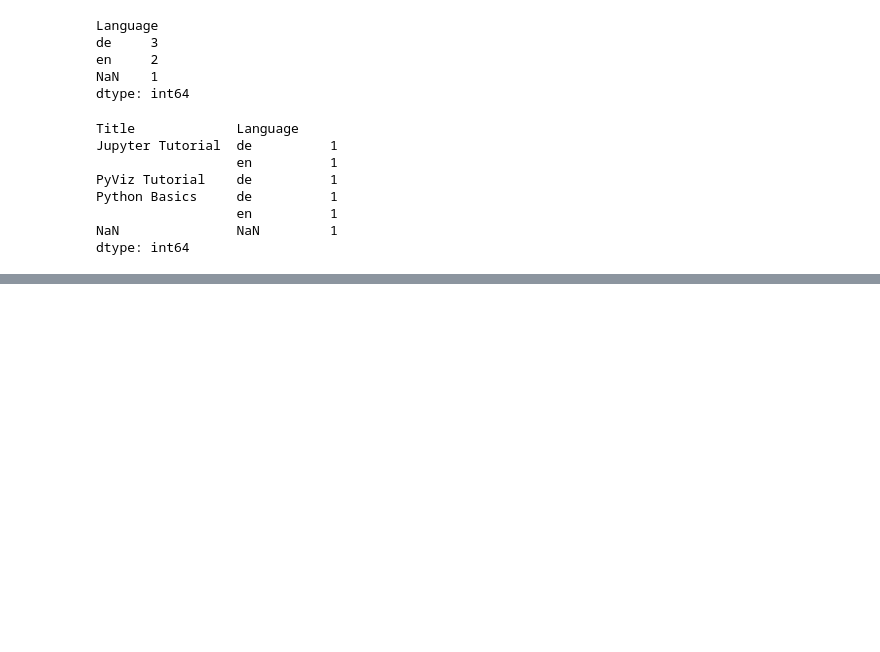
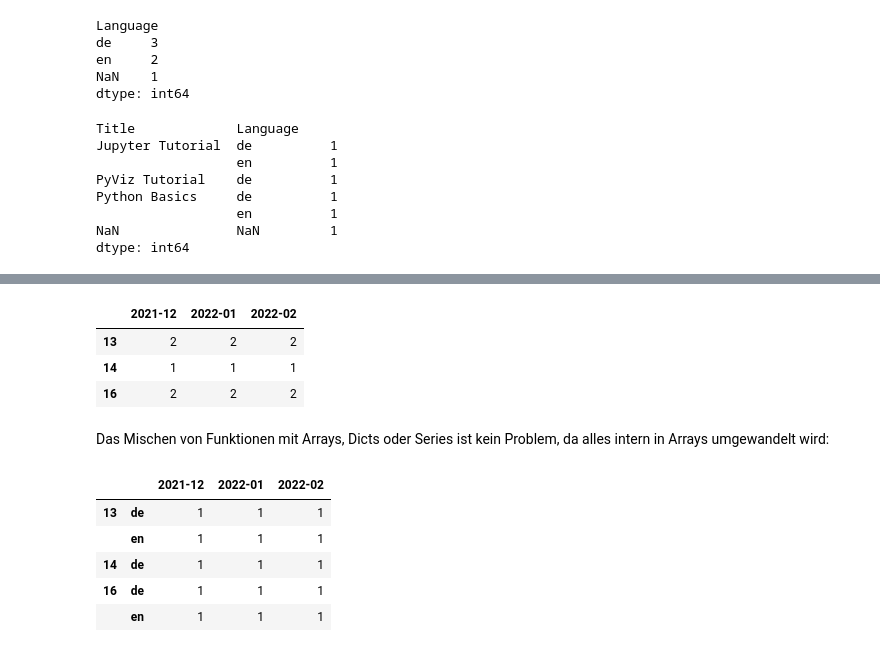
Before and after one commit to cusyio/Python4DataScience-de, a Jupyter notebook: docs/workspace/pandas/group-operations.ipynb, the cells around one changed output, grey strips where cells are left out. Cells and saved outputs as stored; diff of their text form; code cells hidden in the pictures; blank space fills up the shorter version.

```diff
--- a/docs/workspace/pandas/group-operations.ipynb
+++ b/docs/workspace/pandas/group-operations.ipynb
@@ -142,0 +332,32 @@ dtype: int64
+# %%
+df = pd.DataFrame([[19651,30134,33295],
+                   [4722,3497,4009],
+                   [2573,4873,3930],
+                   [525,427,276],
+                   [157,85,226]],
+                  index=['Jupyter Tutorial',
+                         'Jupyter Tutorial',
+                         'PyViz Tutorial',
+                         'Python Basics',
+                         'Python Basics'],
+                  columns=['2021-12', '2022-01', '2022-02'])
+# %%
+df.groupby(len).count()
+# %% [output]
+|  | 2021-12 | 2022-01 | 2022-02 |
+| 13 | 2 | 2 | 2 |
+| 14 | 1 | 1 | 1 |
+| 16 | 2 | 2 | 2 |
+# %% [markdown]
+Das Mischen von Funktionen mit Arrays, Dicts oder Series ist kein Problem, da alles intern in Arrays umgewandelt wird:
+# %%
+languages = ['de', 'en', 'de', 'de', 'en']
+# %%
+df.groupby([len, languages]).count()
+# %% [output]
+|  |  | 2021-12 | 2022-01 | 2022-02 |
+| 13 | de | 1 | 1 | 1 |
+|  | en | 1 | 1 | 1 |
+| 14 | de | 1 | 1 | 1 |
+| 16 | de | 1 | 1 | 1 |
+|  | en | 1 | 1 | 1 |
```
Also changed, not shown: parts of 39 cells of this notebook.
